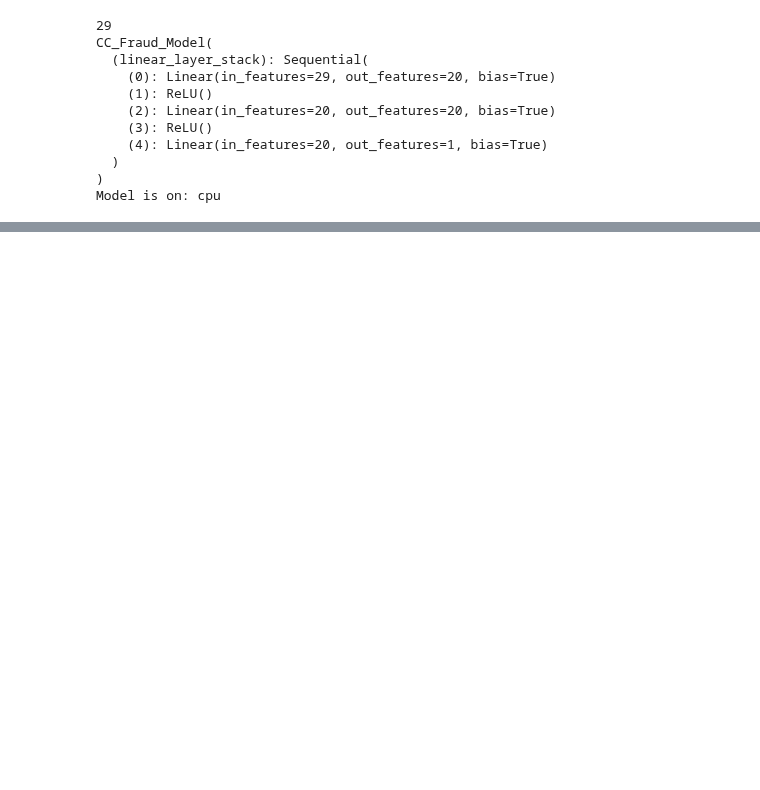
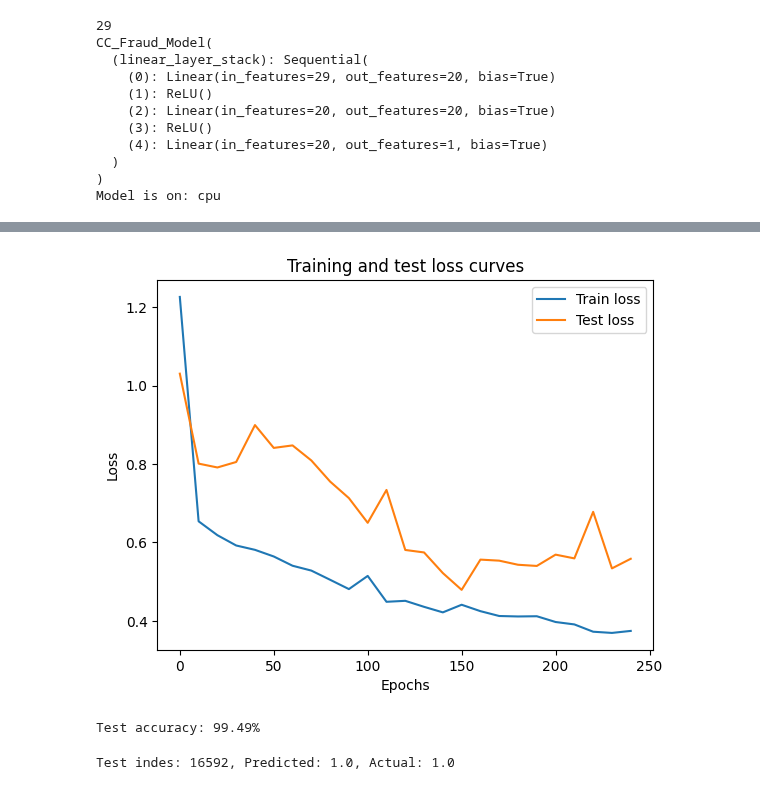
Before and after one commit to khangsheng1/Learning-PyTorch, a Jupyter notebook: CC_Fraud_Kaggle/CC_Fraud_Kaggle.ipynb, the cells around one changed output, grey strips where cells are left out. Cells and saved outputs as stored; diff of their text form; code cells hidden in the pictures; blank space fills up the shorter version.

```diff
--- a/CC_Fraud_Kaggle/CC_Fraud_Kaggle.ipynb
+++ b/CC_Fraud_Kaggle/CC_Fraud_Kaggle.ipynb
@@ -254,0 +291,10 @@ Epoch: 150 | Loss: 0.44125, Accuracy: 86.82% | Test Loss: 0.47924, Test Acc: 97.
+# %%
+# Plot the loss curves
+plt.plot(epoch_count, train_loss_values, label="Train loss")
+plt.plot(epoch_count, test_loss_values, label="Test loss")
+plt.title("Training and test loss curves")
+plt.ylabel("Loss")
+plt.xlabel("Epochs")
+plt.legend();
+# %% [output]
+[figure, added]
@@ -254,0 +303,20 @@ Epoch: 150 | Loss: 0.44125, Accuracy: 86.82% | Test Loss: 0.47924, Test Acc: 97.
+# %%
+print(f"Test accuracy: {test_acc:.2f}%")
+# %% [output]
+Test accuracy: 99.49%
+# %%
+# Collect the test data with fraud
+fraud_index = torch.where(y_test == 1)[0]
+
+# Get a random index from fraud_index
+random_fraud_index = random.choice(fraud_index.tolist())
+
+# Use fraud index in model
+model.eval()
+with torch.inference_mode():
+    # Forward pass
+    y_logits = model(X_test[random_fraud_index])
+    y_pred = torch.round(torch.sigmoid(y_logits))
+    print(f"Test indes: {random_fraud_index}, Predicted: {y_pred.item()}, Actual: {y_test[random_fraud_index].item()}")
+# %% [output]
+Test indes: 16592, Predicted: 1.0, Actual: 1.0
```
Also changed, not shown: parts of 7 cells of this notebook.
